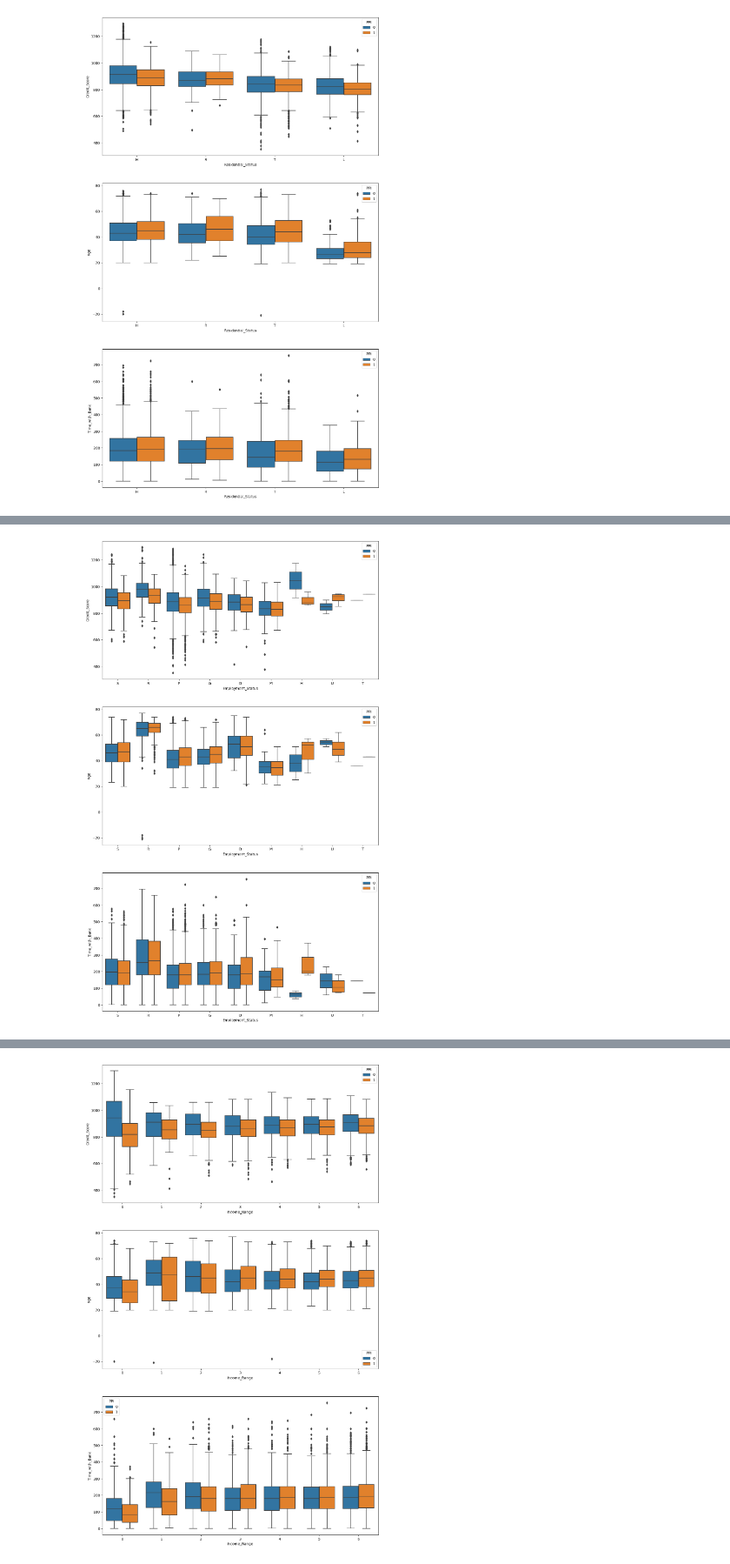
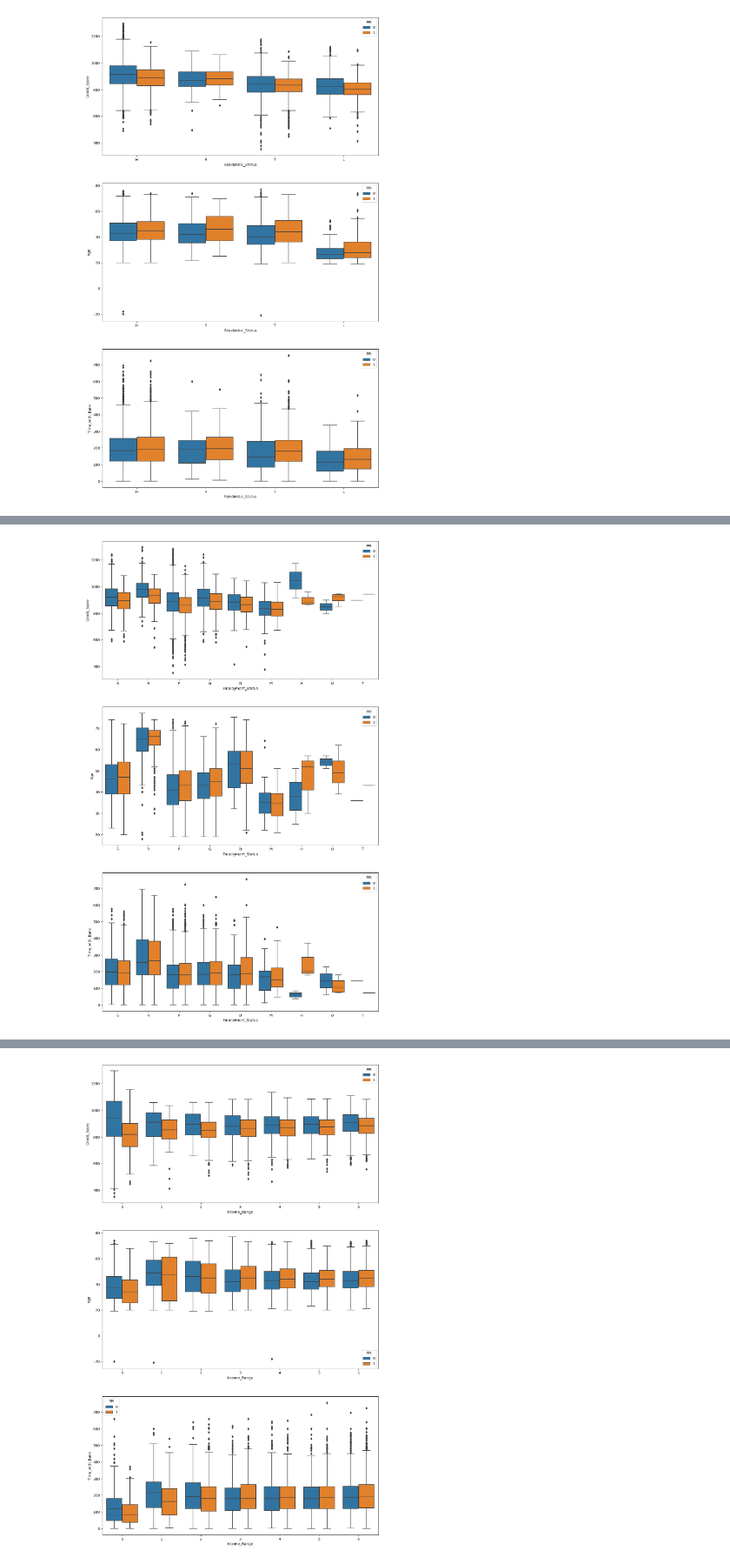
Before and after one commit to pradeepvaranasi/insurance_re, a Jupyter notebook: Insurance_CaseStudy_PradeepVaranasi.ipynb, the cells around one changed output, grey strips where cells are left out. Shown at 87% size. Saved outputs shown, nothing was run; the diff lists cells and outputs as text; code cells hidden in the pictures.

```diff
--- a/Insurance_CaseStudy_PradeepVaranasi.ipynb
+++ b/Insurance_CaseStudy_PradeepVaranasi.ipynb
@@ -536,12 +543,12 @@ plt.show()
 # %%
 #Plotting subplots based on Employment_Status
 plt.subplots(figsize = (14,24))
 plt.subplot(3,1,1)
 sns.boxplot(x= df['Employment_Status'] , y= df['Credit_Score'] ,hue= df["PPI"])
 plt.subplot(3,1,2)
-sns.boxplot(x=df['Employment_Status'], y=df["Age"], hue=df["PPI"])
+sns.boxplot(x=df['Employment_Status'], y=abs(df["Age"]), hue=df["PPI"])
 plt.subplot(3,1,3)
 sns.boxplot(x=df['Employment_Status'],y=df["Time_with_Bank"] , hue=df["PPI"])
 plt.show()
 # %% [output]
-[figure, old version]
+[figure, new version]
```
Also changed, not shown: parts of 28 cells of this notebook.
